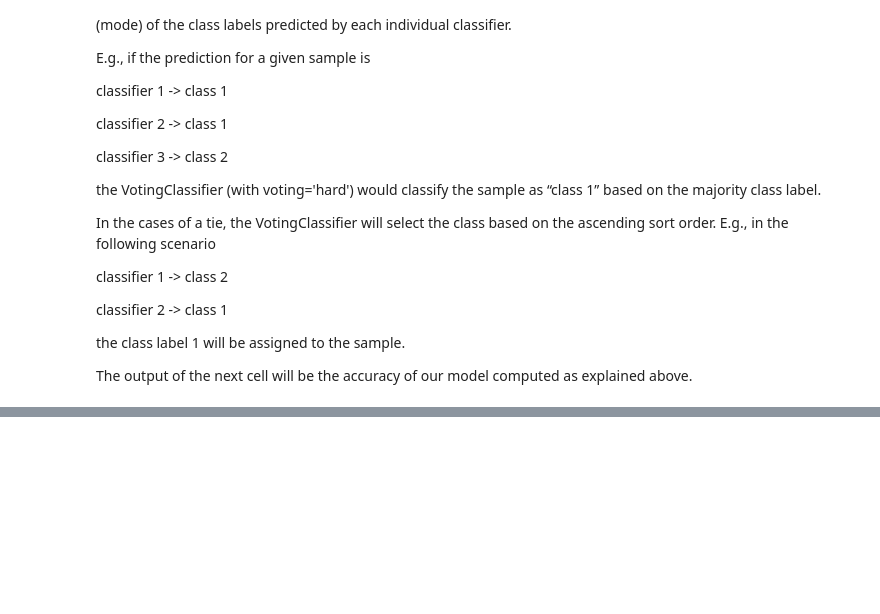
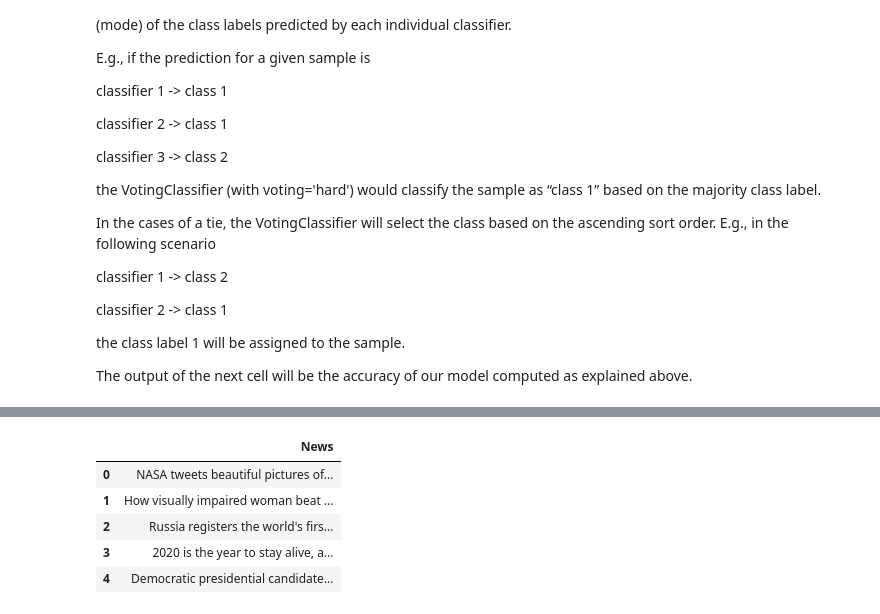
Before and after one commit to aadityadamle/FakeNews, a Jupyter notebook: Fake News Classifier.ipynb, the cells around one changed output, grey strips where cells are left out. Saved outputs shown, nothing was run; the diff lists cells and outputs as text; code cells hidden in the pictures; blank space fills up the shorter version.

```diff
--- a/Fake News Classifier.ipynb
+++ b/Fake News Classifier.ipynb
@@ -548,0 +590,11 @@ weighted avg       0.93      0.93      0.93      5612
+# %%
+# Then make a dataframe of single column using the list
+news_classification = pd.DataFrame(newslist, columns=["News"])
+news_classification
+# %% [output]
+|  | News |
+| 0 | NASA tweets beautiful pictures of... |
+| 1 | How visually impaired woman beat ... |
+| 2 | Russia registers the world's firs... |
+| 3 | 2020 is the year to stay alive, a... |
+| 4 | Democratic presidential candidate... |
```
Also changed, not shown: parts of 20 cells of this notebook.
